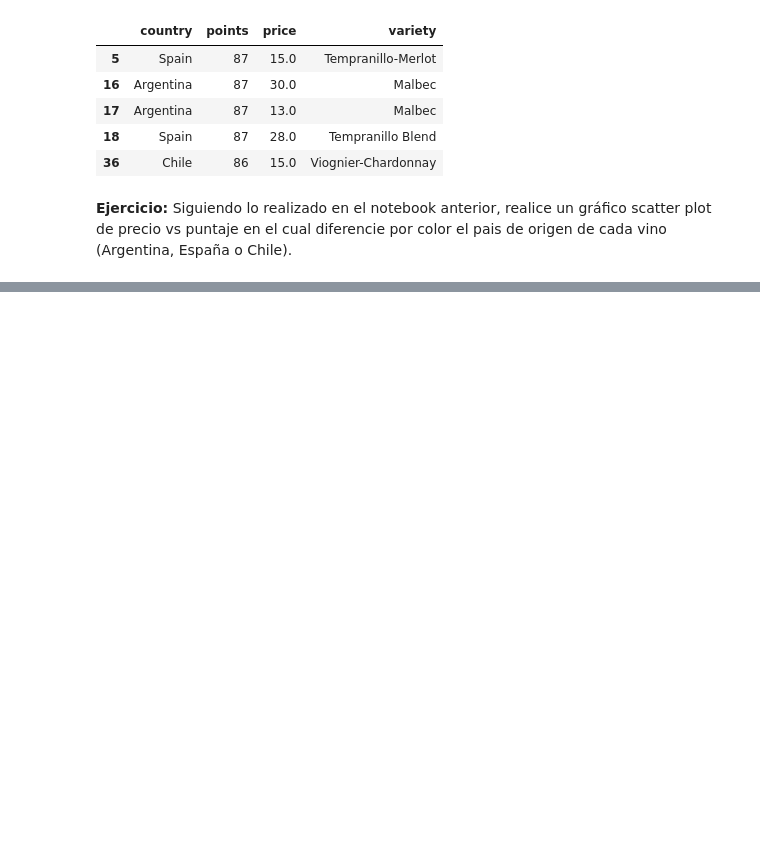
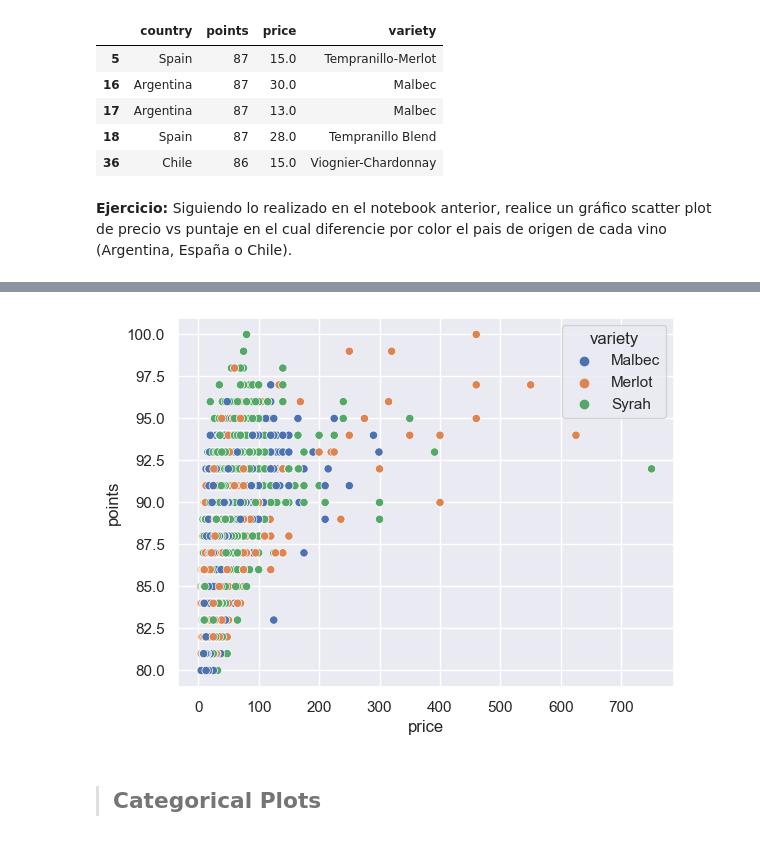
Before and after one commit to Mezgo/Bootcamp, a Jupyter notebook: M5/Clase 7/Seaborn.ipynb, the cells around one changed output, grey strips where cells are left out. Cells and saved outputs as stored; diff of their text form; code cells hidden in the pictures; blank space fills up the shorter version.

```diff
--- a/M5/Clase 7/Seaborn.ipynb
+++ b/M5/Clase 7/Seaborn.ipynb
@@ -68,0 +89,10 @@ ax.set(xlabel='price', ylabel='points')
+# %%
+wineType = ['Merlot', 'Malbec', 'Syrah']
+
+filteredWineRevs = wineRevs[wineRevs['variety'].isin(wineType)]
+
+ax = sns.scatterplot(x='price', y='points', hue='variety', data=filteredWineRevs)
+# %% [output]
+[figure, added]
+# %% [markdown]
+> ## **Categorical Plots**
```
Also changed, not shown: parts of 17 cells of this notebook.
